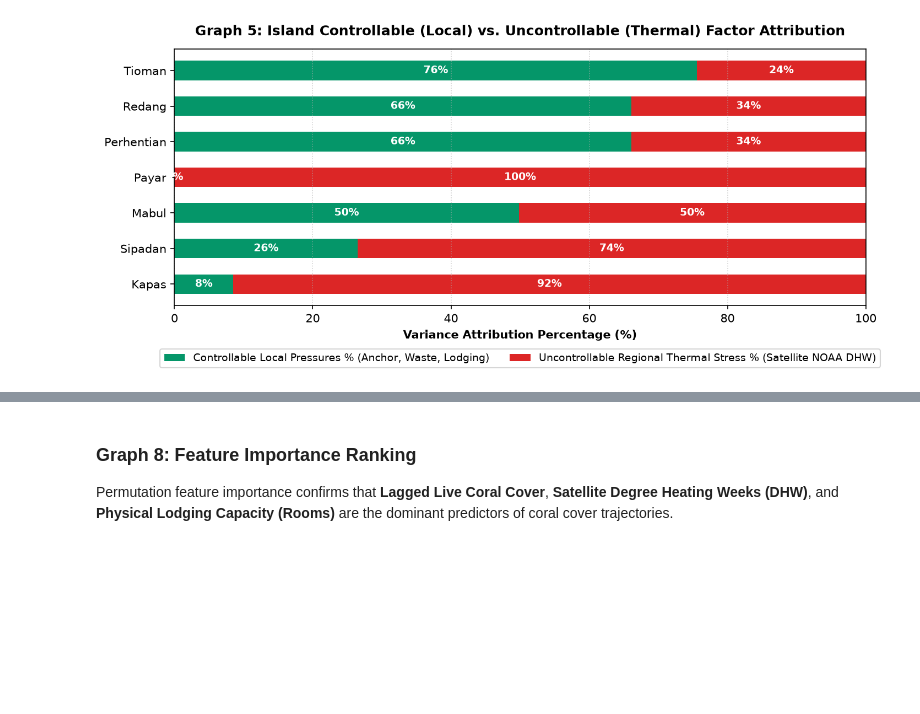
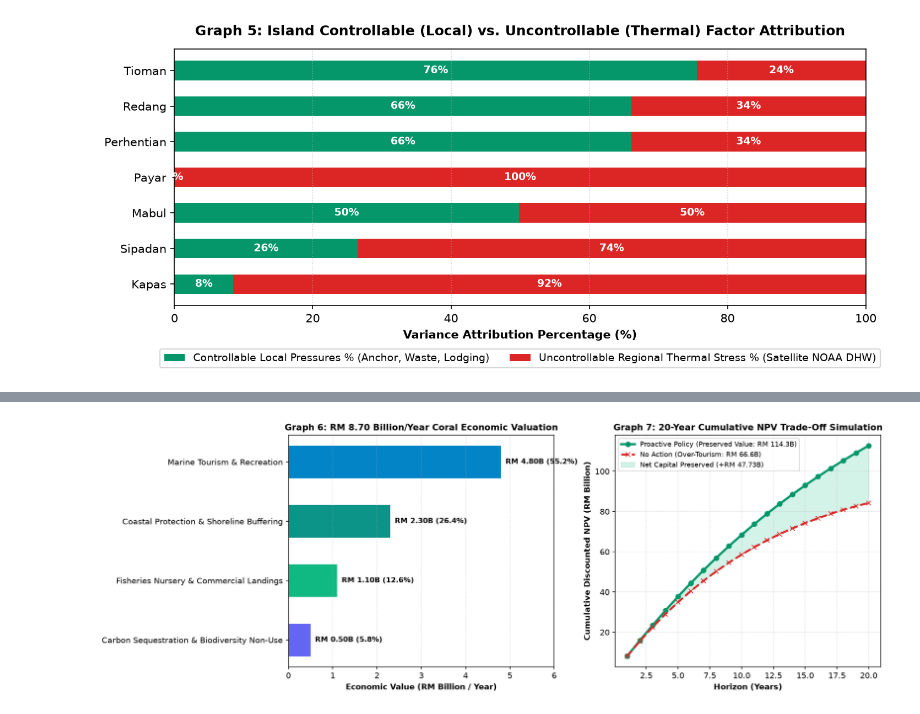
Before and after one commit to Chee613/dosm2026, a Jupyter notebook: notebooks/01_reproducible_pipeline.ipynb, the cells around one changed output, grey strips where cells are left out. Cells and saved outputs as stored; diff of their text form; code cells hidden in the pictures; blank space fills up the shorter version.

```diff
--- a/notebooks/01_reproducible_pipeline.ipynb
+++ b/notebooks/01_reproducible_pipeline.ipynb
@@ -425,3 +456,66 @@ shape: (10, 7)
-# %% [markdown]
-### Graph 8: Feature Importance Ranking
-Permutation feature importance confirms that **Lagged Live Coral Cover**, **Satellite Degree Heating Weeks (DHW)**, and **Physical Lodging Capacity (Rooms)** are the dominant predictors of coral cover trajectories.
+# %%
+# Define 4 Pillars & NPV Simulation Functions From Scratch
+economic_pillars = [
+    {"pillar": "Marine Tourism & Recreation", "value_myr": 4.80e9, "share_pct": 55.17},
+    {"pillar": "Coastal Protection & Shoreline Buffering", "value_myr": 2.30e9, "share_pct": 26.44},
+    {"pillar": "Fisheries Nursery & Commercial Landings", "value_myr": 1.10e9, "share_pct": 12.64},
+    {"pillar": "Carbon Sequestration & Biodiversity Non-Use", "value_myr": 0.50e9, "share_pct": 5.75}
+]
+
+total_annual_val = sum(p["value_myr"] for p in economic_pillars)
+
+def simulate_npv(years=20, discount_rate=0.05):
+    trajectories = []
+    cum_no_act = 0.0
+    cum_sust = 0.0
+    for y in range(1, years + 1):
+        # BAU degradation (-2.5%/yr) vs Sustainable management (+0.5%/yr with minor early spend)
+        val_no_act = total_annual_val * max(0.35, 1.0 - (0.025 * y))
+        val_sust = total_annual_val * (1.0 + (0.005 * y)) * (0.98 if y <= 3 else 1.0)
+
+        pv_no_act = val_no_act / ((1.0 + discount_rate) ** y)
+        pv_sust = val_sust / ((1.0 + discount_rate) ** y)
+
+        cum_no_act += pv_no_act
+        cum_sust += pv_sust
+        trajectories.append({
+            "year": y, "cum_npv_no_action": cum_no_act, "cum_npv_sustainable": cum_sust
+        })
+    return trajectories
+
+tradeoff_trajectories = simulate_npv(years=20, discount_rate=0.05)
+
+fig, (ax1, ax2) = plt.subplots(1, 2, figsize=(14, 5), dpi=150)
+
+# Graph 6: 4-Pillar Valuation
+p_names = [p["pillar"] for p in economic_pillars]
+p_vals = [p["value_myr"]/1e9 for p in economic_pillars]
+p_pcts = [p["share_pct"] for p in economic_pillars]
+colors = ["#0284c7", "#0d9488", "#10b981", "#6366f1"]
+bars = ax1.barh(p_names[::-1], p_vals[::-1], color=colors[::-1], height=0.55)
+ax1.set_title("Graph 6: RM 8.70 Billion/Year Coral Economic Valuation", fontweight="bold", fontsize=11)
+ax1.set_xlabel("Economic Value (RM Billion / Year)", fontweight="bold")
+for b, p in zip(bars, p_pcts[::-1]):
+    w = b.get_width()
+    ax1.text(w + 0.1, b.get_y() + b.get_height()/2, f"RM {w:.2f}B ({p:.1f}%)", va="center", fontweight="bold", fontsize=9)
+ax1.set_xlim(0, 6.0)
+ax1.grid(axis="x", linestyle=":", alpha=0.6)
+
+# Graph 7: 20-Year NPV Tradeoff Curve
+years_x = [t["year"] for t in tradeoff_trajectories]
+cum_no_action = [t["cum_npv_no_action"]/1e9 for t in tradeoff_trajectories]
+cum_sustainable = [t["cum_npv_sustainable"]/1e9 for t in tradeoff_trajectories]
+
+ax2.plot(years_x, cum_sustainable, color="#059669", linewidth=2.8, marker="o", label="Proactive Policy (Preserved Value: RM 114.3B)")
+ax2.plot(years_x, cum_no_action, color="#dc2626", linewidth=2.5, linestyle="--", marker="x", label="No Action (Over-Tourism: RM 66.6B)")
+ax2.fill_between(years_x, cum_no_action, cum_sustainable, color="#10b981", alpha=0.18, label="Net Capital Preserved (+RM 47.73B)")
+ax2.set_title("Graph 7: 20-Year Cumulative NPV Trade-Off Simulation", fontweight="bold", fontsize=11)
+ax2.set_xlabel("Horizon (Years)", fontweight="bold")
+ax2.set_ylabel("Cumulative Discounted NPV (RM Billion)", fontweight="bold")
+ax2.legend(loc="upper left", fontsize=8.5)
+ax2.grid(True, linestyle=":", alpha=0.6)
+
+plt.tight_layout()
+plt.show()
+# %% [output]
+[figure, added]
```
Also changed, not shown: parts of 35 cells of this notebook, 5 other files.
